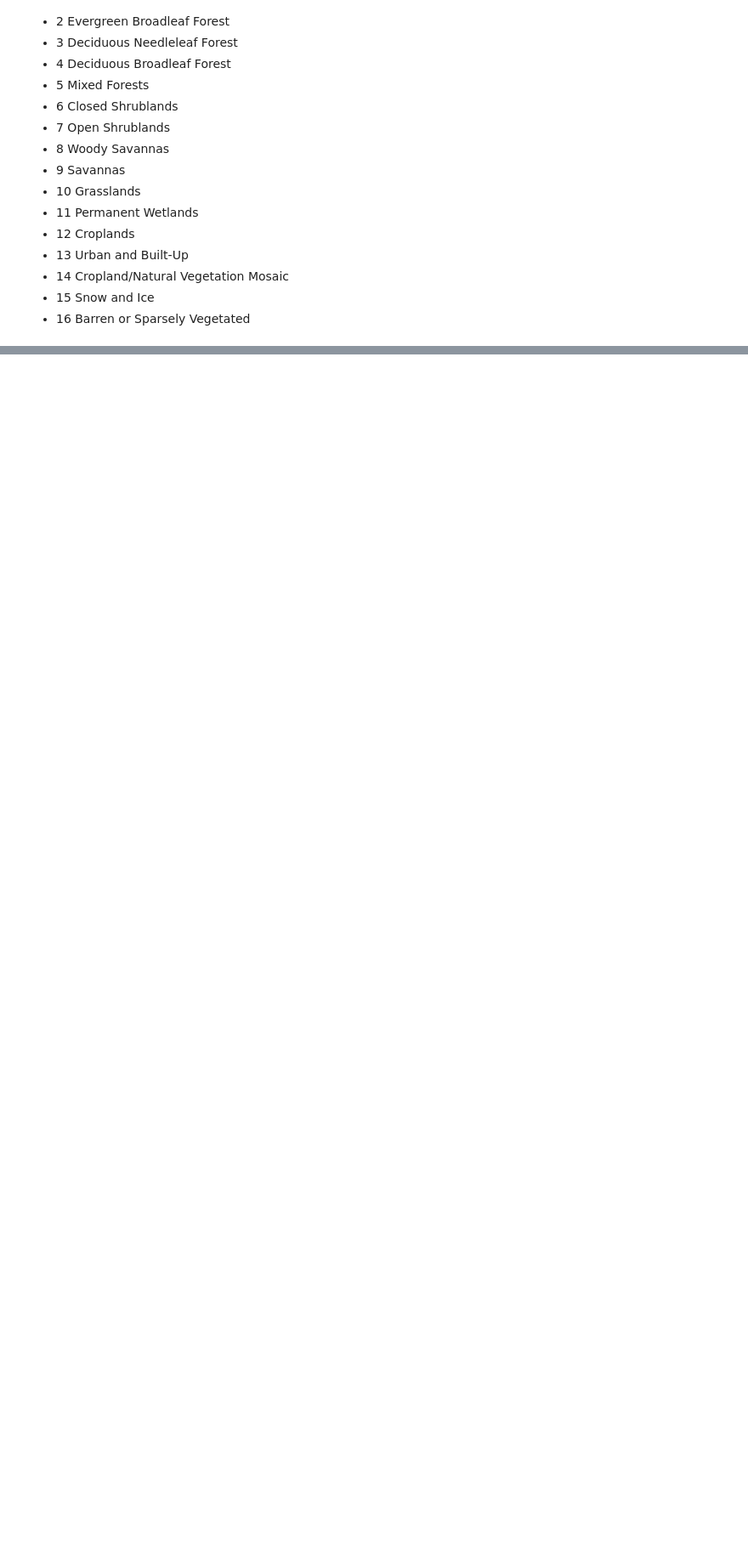
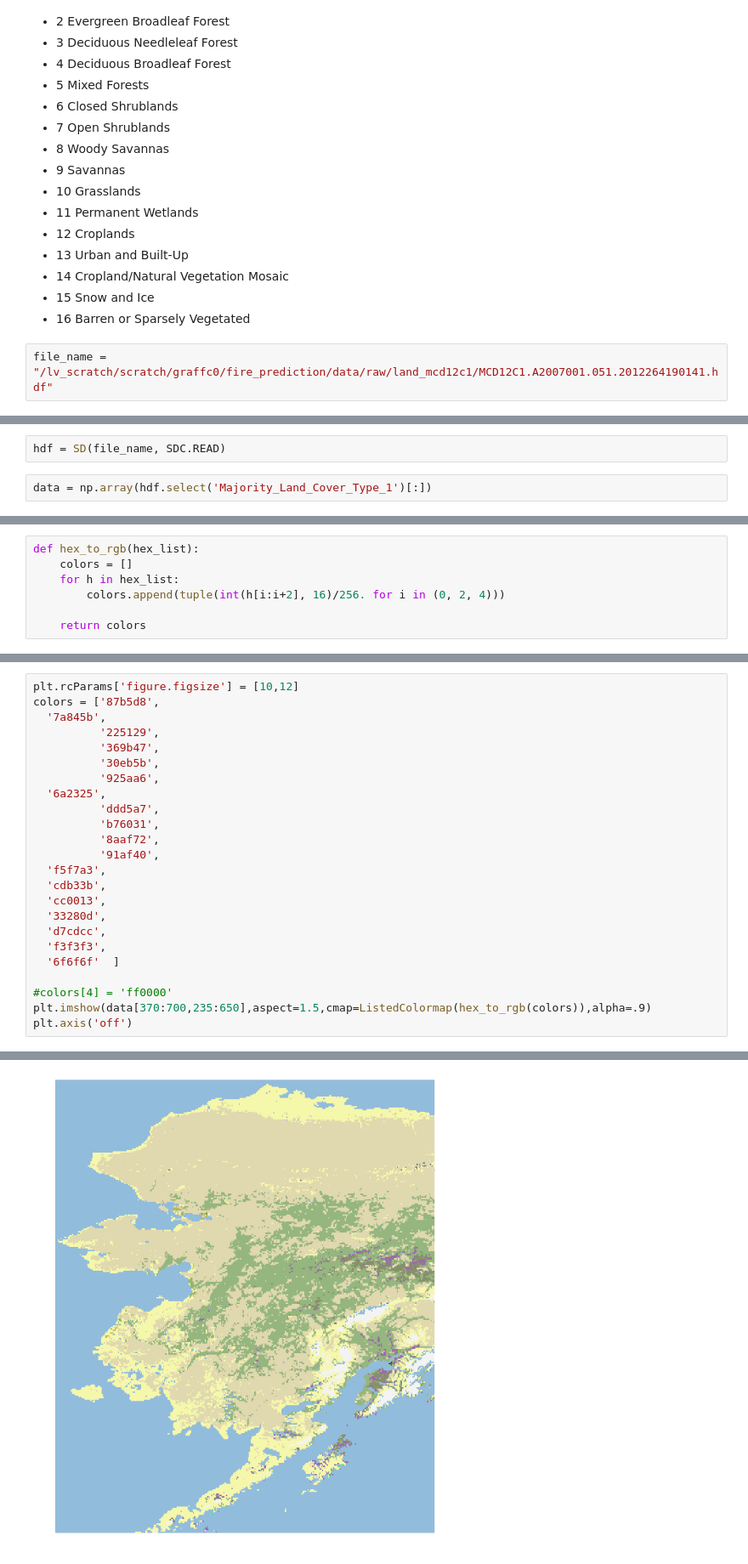
Before and after one commit to UCIDataLab/fire_prediction, a Jupyter notebook: notebooks/exploratory/land_cover/land_cover_exploration.ipynb, the cells around one changed output, grey strips where cells are left out. Shown at 85% size. Saved outputs shown, nothing was run; the diff lists cells and outputs as text; blank space fills up the shorter version.

```diff
--- a/notebooks/exploratory/land_cover/land_cover_exploration.ipynb
+++ b/notebooks/exploratory/land_cover/land_cover_exploration.ipynb
@@ -57,3 +57,5 @@ _ = plt.title('Land Cover')
 * 14 Cropland/Natural Vegetation Mosaic
 * 15 Snow and Ice
 * 16 Barren or Sparsely Vegetated
+# %%
+file_name = "/lv_scratch/scratch/graffc0/fire_prediction/data/raw/land_mcd12c1/MCD12C1.A2007001.051.2012264190141.hdf"
@@ -59,0 +67,4 @@ _ = plt.title('Land Cover')
+# %%
+hdf = SD(file_name, SDC.READ)
+# %%
+data = np.array(hdf.select('Majority_Land_Cover_Type_1')[:])
@@ -59,0 +75,7 @@ _ = plt.title('Land Cover')
+# %%
+def hex_to_rgb(hex_list):
+    colors = []
+    for h in hex_list:
+        colors.append(tuple(int(h[i:i+2], 16)/256. for i in (0, 2, 4)))
+
+    return colors
@@ -59,0 +86,25 @@ _ = plt.title('Land Cover')
+# %%
+plt.rcParams['figure.figsize'] = [10,12]
+colors = ['87b5d8',
+  '7a845b',
+          '225129',
+          '369b47',
+          '30eb5b',
+          '925aa6',
+  '6a2325',
+          'ddd5a7',
+          'b76031',
+          '8aaf72',
+          '91af40',
+  'f5f7a3',
+  'cdb33b',
+  'cc0013',
+  '33280d',
+  'd7cdcc',
+  'f3f3f3',
+  '6f6f6f'  ]
+
+#colors[4] = 'ff0000'
+plt.imshow(data[370:700,235:650],aspect=1.5,cmap=ListedColormap(hex_to_rgb(colors)),alpha=.9)
+plt.axis('off')
+# %% [output]
@@ -59,0 +112 @@ _ = plt.title('Land Cover')
+[figure, added]
```
Also changed, not shown: parts of 4 cells of this notebook, 38 other files.
